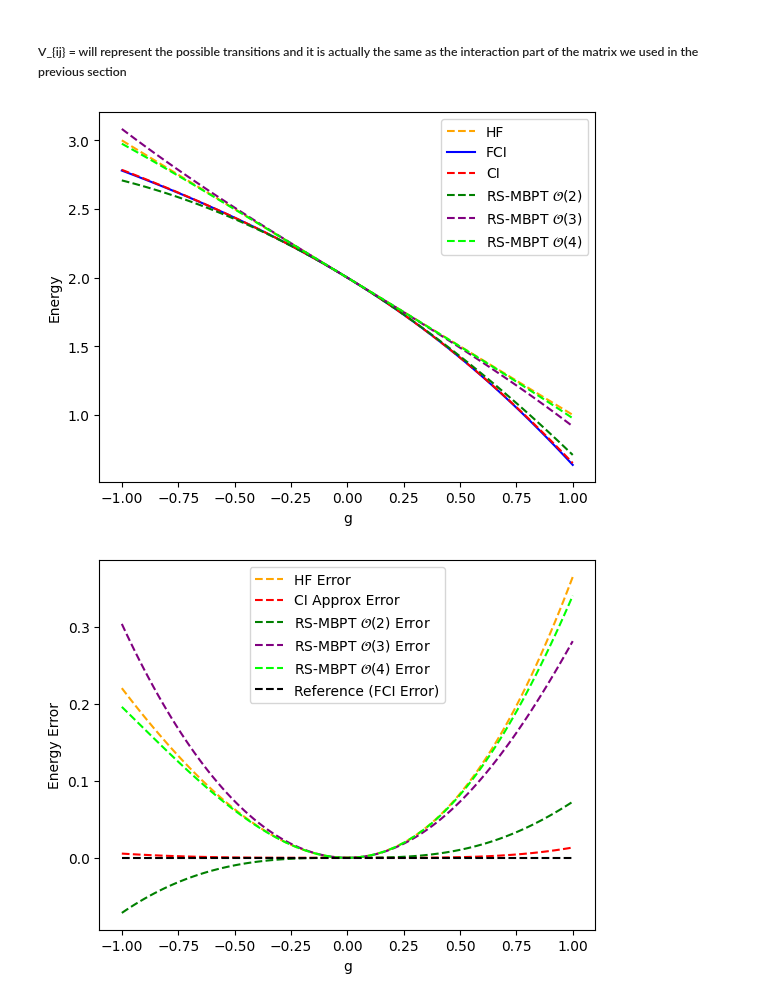
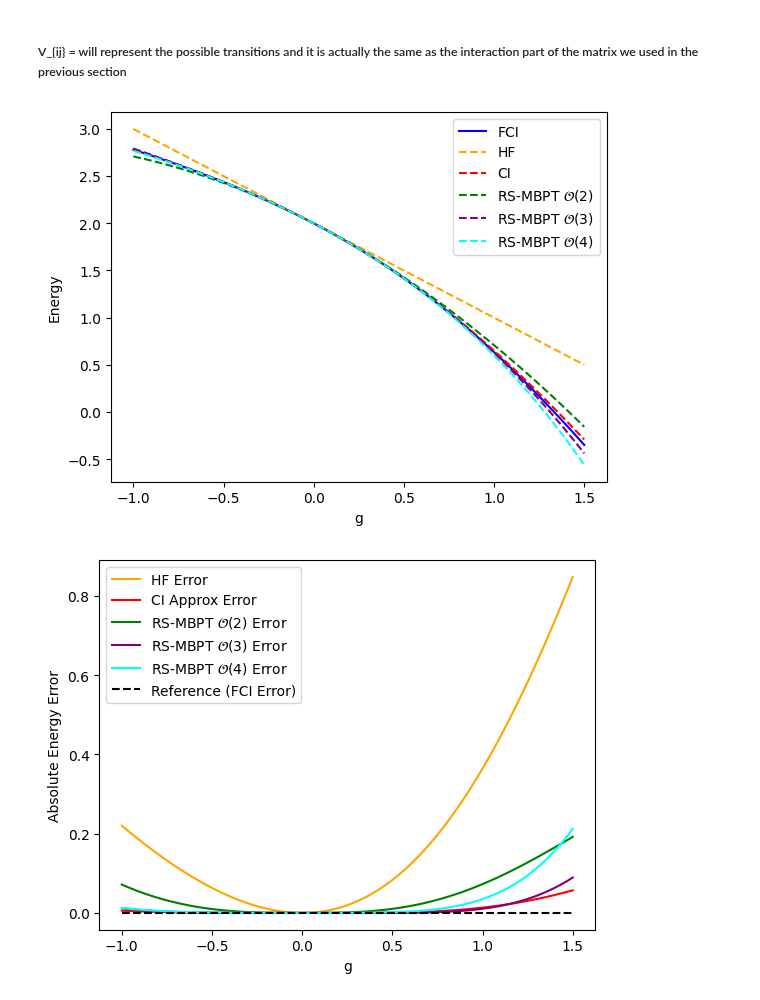
Before and after one commit to Daniel-Haas-B/quantum_many_body, a Jupyter notebook: midterm2/pset2.ipynb, the cells around one changed output. Saved outputs shown, nothing was run; the diff lists cells and outputs as text; code cells hidden in the pictures.

```diff
--- a/midterm2/pset2.ipynb
+++ b/midterm2/pset2.ipynb
@@ -105,7 +105,7 @@ aprox_e2_energy = []
 aprox_e3_energy = []
 aprox_e4_energy = []
 
-g_list  = np.linspace(-1, 1, 100)
+g_list = np.linspace(-1.0, 1.5, 100)
 for g in g_list:
     H = np.zeros((5,5))
 
@@ -309,7 +309,7 @@ def finding_E(Nparticles, spOrbitals, integrals, maxHFiter= 100):
     #print(f"Energy: {E}")
     return E
 # %%
-g_list = np.linspace(-1.0, 1.0, 100)
+g_list = np.linspace(-1.0, 1.5, 100)
 aprox_hf_energy = []
 for g in g_list:
     integrals = get_integrals(g)
@@ -373,7 +373,7 @@ def scnd_order_energy_correction(particles, holes, integrals):
                     E_2nd += num/den
     return E_2nd
 # %%
-g_list = np.linspace(-1.0, 1.0, 100)
+g_list = np.linspace(-1.0, 1.5, 100)
 aprox_scnd_order_energy = []
 
 for g in g_list:
@@ -458,21 +458,21 @@ def rsmbpt_E(order, g):
 
         return E_fth_order
 # %%
-g_list = np.linspace(-1.0, 1.0, 100)
+g_list = np.linspace(-1.0, 1.5, 100)
 aprox_mbpt_scnd_order_energy = []
 aprox_mbpt_trd_order_energy = []
 aprox_mbpt_fth_order_energy = []
 for g in g_list:
     aprox_mbpt_scnd_order_energy.append(2 - g + rsmbpt_E(2, g))
-    aprox_mbpt_trd_order_energy.append(2 - g + rsmbpt_E(3, g))
-    aprox_mbpt_fth_order_energy.append(2 - g + rsmbpt_E(4, g))
+    aprox_mbpt_trd_order_energy.append(2 - g + rsmbpt_E(2, g) + rsmbpt_E(3, g))
+    aprox_mbpt_fth_order_energy.append(2 - g + rsmbpt_E(2, g) + rsmbpt_E(3, g) + rsmbpt_E(4, g))
 # %%
+plt.plot(g_list, fci_gs_energy, label='FCI', color='blue')
 plt.plot(g_list, aprox_hf_energy, label='HF', linestyle='dashed', color='orange')
-plt.plot(g_list, fci_gs_energy, label='FCI', color='blue')
 plt.plot(g_list, aprox_gs_energy, label='CI', linestyle='dashed', color='red')
 plt.plot(g_list, aprox_mbpt_scnd_order_energy, label='RS-MBPT $\mathcal{O}(2)$', linestyle='dashed', color='green')
 plt.plot(g_list, aprox_mbpt_trd_order_energy, label='RS-MBPT $\mathcal{O}(3)$', linestyle='dashed', color='purple')
-plt.plot(g_list, aprox_mbpt_fth_order_energy, label='RS-MBPT $\mathcal{O}(4)$', linestyle='dashed', color='lime')
+plt.plot(g_list, aprox_mbpt_fth_order_energy, label='RS-MBPT $\mathcal{O}(4)$', linestyle='dashed', color='cyan')
 
 plt.xlabel('g')
 plt.ylabel('Energy')
@@ -480,20 +480,20 @@ plt.legend()
 plt.savefig('mbpt_fth_HF_approx_vs_FCI.pdf')
 plt.show()
 # %% [output]
-[figure, old version]
+[figure, new version]
 # %%
 # Plot the errors of each approximation
-plt.plot(g_list, np.array(aprox_hf_energy) - np.array(fci_gs_energy), label='HF Error', linestyle='dashed', color='orange')
-plt.plot(g_list, np.array(aprox_gs_energy) - np.array(fci_gs_energy), label='CI Approx Error', linestyle='dashed', color='red')
-plt.plot(g_list, np.array(aprox_mbpt_scnd_order_energy) - np.array(fci_gs_energy), label='RS-MBPT $\mathcal{O}(2)$ Error', linestyle='dashed', color='green')
-plt.plot(g_list, np.array(aprox_mbpt_trd_order_energy) - np.array(fci_gs_energy), label='RS-MBPT $\mathcal{O}(3)$ Error', linestyle='dashed', color='purple')
-plt.plot(g_list, np.array(aprox_mbpt_fth_order_energy) - np.array(fci_gs_energy), label='RS-MBPT $\mathcal{O}(4)$ Error', linestyle='dashed', color='lime')
-plt.plot(g_list, np.array(fci_gs_energy) - np.array(fci_gs_energy), label='Reference (FCI Error)', linestyle='dashed', color='black')
+plt.plot(g_list, np.abs(np.array(aprox_hf_energy) - np.array(fci_gs_energy)), label='HF Error', color='orange')
+plt.plot(g_list, np.abs(np.array(aprox_gs_energy) - np.array(fci_gs_energy)), label='CI Approx Error', color='red')
+plt.plot(g_list, np.abs(np.array(aprox_mbpt_scnd_order_energy) - np.array(fci_gs_energy)), label='RS-MBPT $\mathcal{O}(2)$ Error', color='green')
+plt.plot(g_list, np.abs(np.array(aprox_mbpt_trd_order_energy) - np.array(fci_gs_energy)), label='RS-MBPT $\mathcal{O}(3)$ Error', color='purple')
+plt.plot(g_list, np.abs(np.array(aprox_mbpt_fth_order_energy) - np.array(fci_gs_energy)), label='RS-MBPT $\mathcal{O}(4)$ Error', color='cyan')
+plt.plot(g_list, np.abs(np.array(fci_gs_energy) - np.array(fci_gs_energy)), label='Reference (FCI Error)', linestyle='dashed', color='black')
 
 plt.xlabel('g')
-plt.ylabel('Energy Error')
+plt.ylabel('Absolute Energy Error')
 plt.legend()
 
 plt.savefig('mbpt_fth_HF_approx_vs_FCI_error.pdf')
 # %% [output]
-[figure, old version]
+[figure, new version]
```
Also changed, not shown: parts of 6 cells of this notebook.
